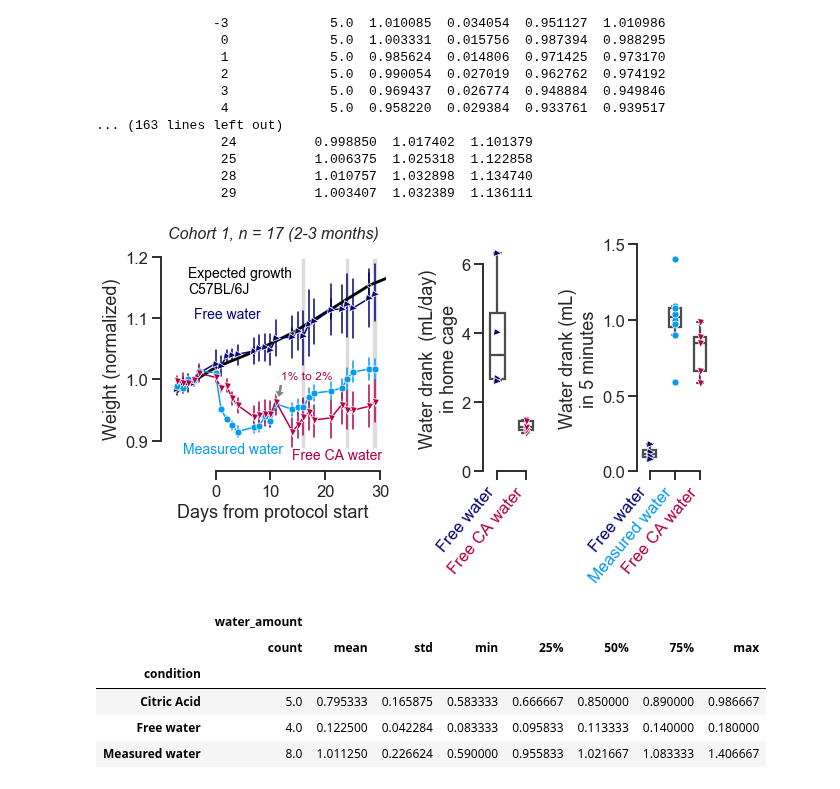
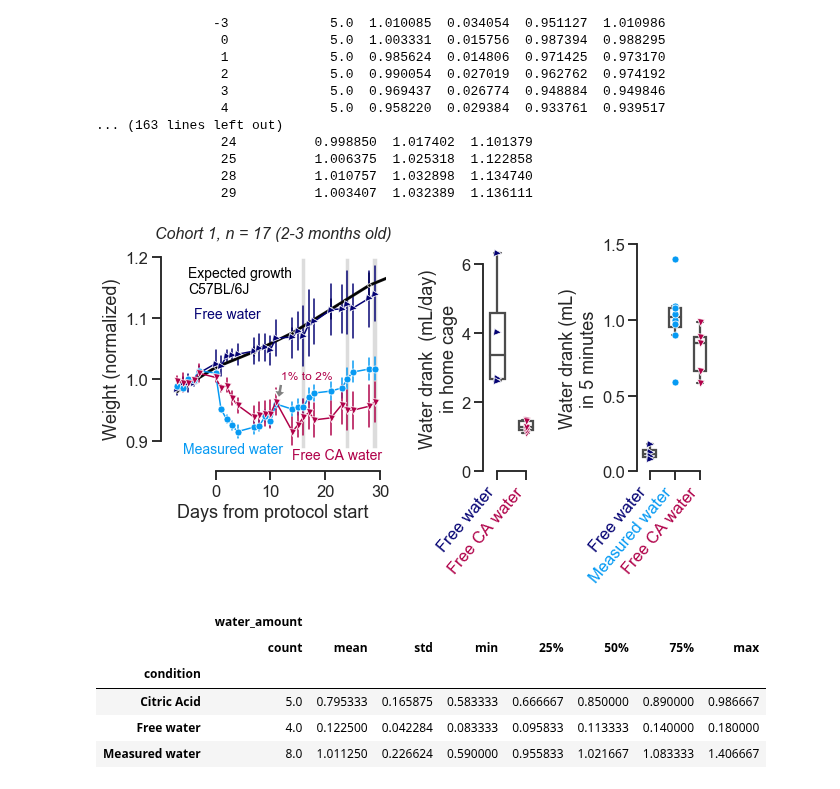
Before and after one commit to int-brain-lab/citricAcid, a Jupyter notebook: thirst_ccu.ipynb, the cells around one changed output. Cells and saved outputs as stored; diff of their text form; code cells hidden in the pictures.

```diff
--- a/thirst_ccu.ipynb
+++ b/thirst_ccu.ipynb
@@ -202,7 +202,7 @@ ax[0].text(14, 0.87,'Free CA water', {'color':palette[3], 'fontsize':14})
 ax[0].annotate('1% to 2%', xy=(11.5, 0.97), xytext=(12, 1), color=palette[3], fontsize=12,
               arrowprops=dict(facecolor='grey', shrink=0, headlength=7))
 #ax[0].text(-2, 1.17, 'Cohort 1\nn = 17\n2-3 months', {'color':'k', 'fontsize':16})
-ax[0].set_title('Cohort 1, n = 17 (2-3 months)', fontsize=16, fontstyle='italic')
+ax[0].set_title('Cohort 1, n = 17 (2-3 months old)', fontsize=16, fontstyle='italic')
 
 # add measurement days for (c) into this plot
 ax[0].axvspan(15.5, 16.5, 0.1, 0.94, fc='gainsboro')
@@ -250,34 +250,34 @@ water['condition'] = water.subject.map(condition_map)
 #               ax=ax[2], palette=palette)
 
 sns.lineplot(x="condition", y="water_amount", style='condition', markers={'Free water':'>', 'Measured water':'o', 'Citric Acid':'v'},
              ci=None, units='subject', hue_order=hue_order, palette=palette, hue="condition",
              data=water.groupby(['condition', 'subject'])['water_amount'].mean().reset_index(),
              estimator=None, legend=False, dashes=None, markersize=7,
              ax=ax[2], zorder=100)
 sns.boxplot(x="condition", y="water_amount", order=hue_order[1:],
             data=water.groupby(['condition', 'subject'])['water_amount'].mean().reset_index(),
             fliersize=0, boxprops={'facecolor':'None'}, width=.5, ax=ax[2], zorder=-100)
 ax[2].set(ylabel='Water drank (mL)\nin 5 minutes', xlabel='')
 ax[2].set_xticklabels(['Free water', 'Measured water', 'Free CA water'])
 ax[2].set_yticks([0, 0.5, 1, 1.5])
 
 # layout with rotated ticks
 for ticklabel, tickcolor in zip(ax[1].get_xticklabels(), [palette[1], palette[3]]):
     ticklabel.set_color(tickcolor)
     ticklabel.set_rotation(50)
     ticklabel.set(ha='right')
 
 for ticklabel, tickcolor in zip(ax[2].get_xticklabels(), [palette[1], palette[2], palette[3]]):
     ticklabel.set_color(tickcolor)
     ticklabel.set_rotation(50)
     ticklabel.set(ha='right')
 
 f.tight_layout(rect=[0, 0.03, 1, 0.95])
 sns.despine(trim=True)
 f.savefig(os.path.join(figpath, "citricacid_study1.pdf"))
 f.savefig(os.path.join(figpath, "citricacid_study1.png"), dpi=600)
 # %% [output]
-[figure, old version]
+[figure, new version]
 # %%
 water.groupby(['condition', 'subject'])['water_amount'].mean().reset_index().groupby(['condition']).describe()
 # %% [output]
```
Also changed, not shown: 12 other files.
